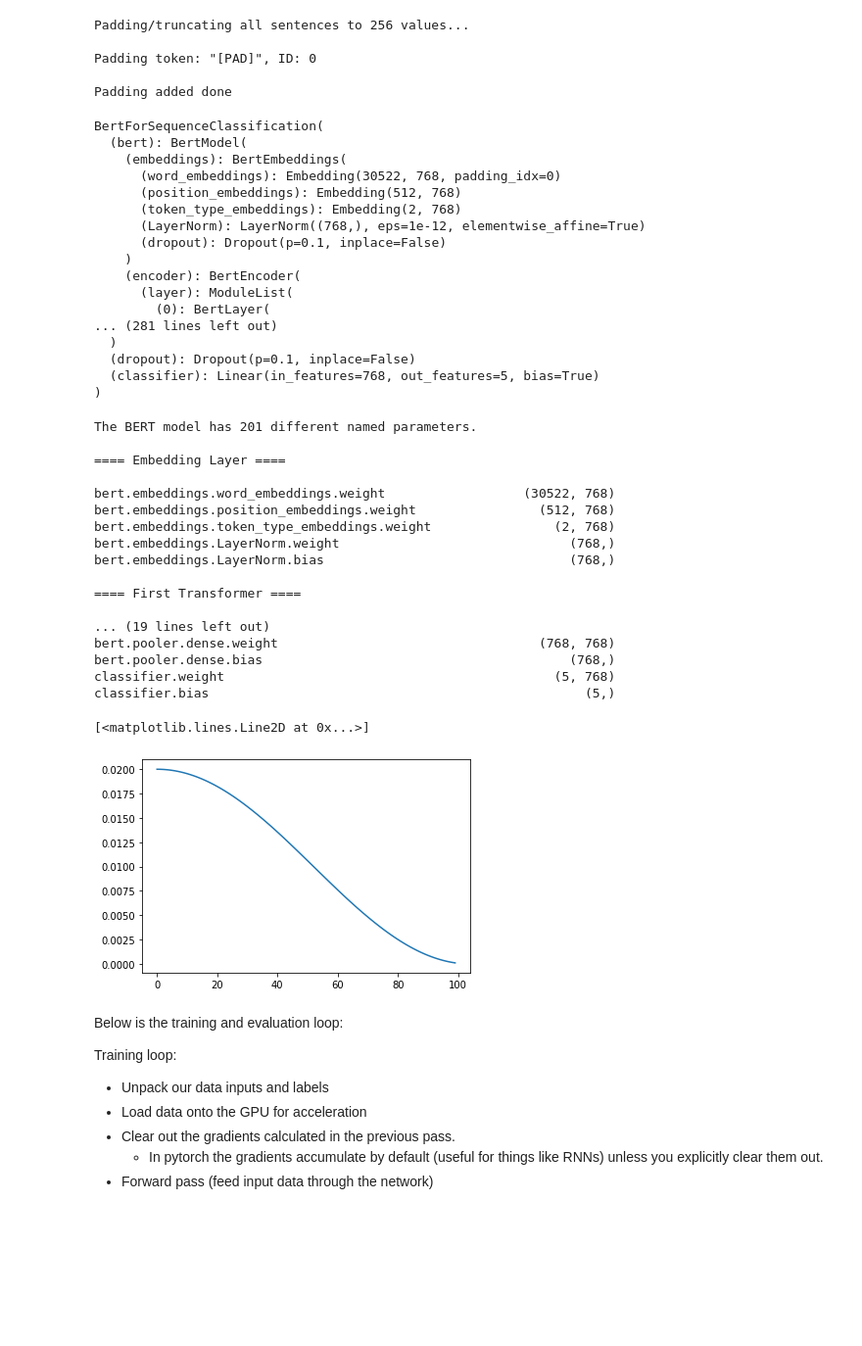
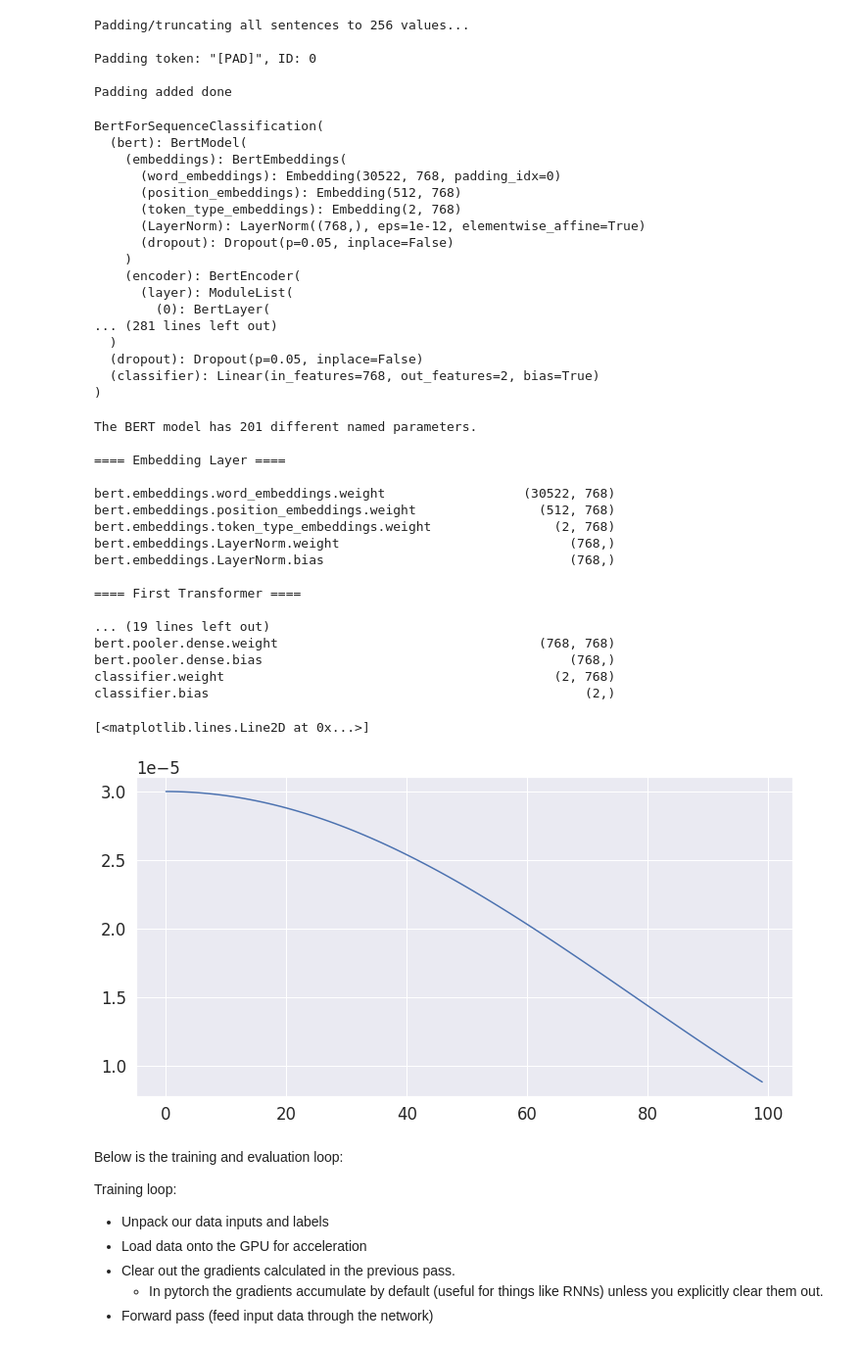
Before and after one commit to jianhui-ben/text_summarization, a Jupyter notebook: sentiment_analysis_using_BERT.ipynb, the cells around one changed output. Shown at 98% size. Drawn from its saved outputs; the diff is of its cells as text; code cells hidden in the pictures; blank space fills up the shorter version.

Commit message:
BERT_classification_done

```diff
--- a/sentiment_analysis_using_BERT.ipynb
+++ b/sentiment_analysis_using_BERT.ipynb
@@ -36,0 +29,5 @@ set(df.Score)
+# %%
+sum(labels==1)
+##binary classification if label is 5
+bi_labels= 1*(labels==4)
+sum(bi_labels==1)/len(bi_labels) ## 68% score 5
@@ -117,7 +116,7 @@ for sent in input_ids:
     attention_masks.append(torch.tensor(np.array(att_mask), dtype=torch.long))
 # %%
 # Use 90% for training and 10% for validation.
-train_inputs, validation_inputs, train_labels, validation_labels = train_test_split(input_ids, labels,
+train_inputs, validation_inputs, train_labels, validation_labels = train_test_split(input_ids, bi_labels,
                                                             random_state=110, test_size=0.1)
 # Do the same for the masks.
 train_masks, validation_masks, _, _ = train_test_split(attention_masks, labels,
@@ -140,7 +139,7 @@ from torch.utils.data import TensorDataset, DataLoader, RandomSampler, Sequentia
 # For fine-tuning BERT on a specific task, the authors recommend a batch size of
 # 16 or 32.
 
-batch_size = 32
+batch_size = 16
 
 # Create the DataLoader for our training set.
 train_data = TensorDataset(train_inputs, train_masks, train_labels)
@@ -160,10 +159,11 @@ from transformers import BertForSequenceClassification, AdamW, BertConfig
 # linear classification layer on top.
 model = BertForSequenceClassification.from_pretrained(
     "bert-base-uncased", # Use the 12-layer BERT model, with an uncased vocab.
-    num_labels = 5, # The number of output labels--2 for binary classification.
+    num_labels = 2, # The number of output labels--2 for binary classification.
                     # You can increase this for multi-class tasks.
     output_attentions = False, # Whether the model returns attentions weights.
     output_hidden_states = False, # Whether the model returns all hidden-states.
+    hidden_dropout_prob= 0.05
 )
 
 # model.cuda() same thing
@@ -176,13 +176,13 @@ BertForSequenceClassification(
       (position_embeddings): Embedding(512, 768)
       (token_type_embeddings): Embedding(2, 768)
       (LayerNorm): LayerNorm((768,), eps=1e-12, elementwise_affine=True)
-      (dropout): Dropout(p=0.1, inplace=False)
+      (dropout): Dropout(p=0.05, inplace=False)
     )
     (encoder): BertEncoder(
       (layer): ModuleList(
         (0): BertLayer(
 ... (281 lines left out)
   )
-  (dropout): Dropout(p=0.1, inplace=False)
-  (classifier): Linear(in_features=768, out_features=5, bias=True)
+  (dropout): Dropout(p=0.05, inplace=False)
+  (classifier): Linear(in_features=768, out_features=2, bias=True)
 )
@@ -222,8 +224,8 @@ bert.embeddings.LayerNorm.bias                                (768,)
 ... (19 lines left out)
 bert.pooler.dense.weight                                  (768, 768)
 bert.pooler.dense.bias                                        (768,)
-classifier.weight                                           (5, 768)
-classifier.bias                                                 (5,)
+classifier.weight                                           (2, 768)
+classifier.bias                                                 (2,)
 # %%
 from transformers import get_cosine_schedule_with_warmup
 # transformers.get_cosine_schedule_with_warmup(optimizer, num_warmup_steps, num_training_steps, num_cycles=0.5, last_epoch=-1)
@@ -231,36 +233,44 @@ from transformers import get_cosine_schedule_with_warmup
 # For the purposes of fine-tuning, the authors recommend choosing from the following values:
 # - Batch size: 16, 32  (We chose 32 when creating our DataLoaders).
 # - Learning rate (Adam): 5e-5, 3e-5, 2e-5  (We'll use 2e-5).
 # - Number of epochs: 2, 3, 4  (We'll use 4).
 # Note: AdamW is a class from the huggingface library (as opposed to pytorch)
 #'W' stands for 'Weight Decay fix"
 optimizer = AdamW(model.parameters(),
-                  lr = 9e-3, # args.learning_rate - default is 5e-5
+                  lr = 3e-5,  #9e-3, # args.learning_rate - default is 5e-5
                   eps =1e-8 # args.adam_epsilon  - default is 1e-8.
                 )
 
 # from transformers import get_linear_schedule_with_warmup
 from transformers import get_cosine_schedule_with_warmup
 
 # Number of training epochs (authors recommend between 2 and 4)
-epochs = 4
+epochs = 3
 # Total number of training steps is number of batches * number of epochs.
 total_steps = len(train_dataloader) * epochs
 
 # Create the learning rate scheduler.
+# scheduler = get_cosine_schedule_with_warmup(optimizer,
+#                                             num_warmup_steps = 0, # Default value in run_glue.py
+#                                             num_training_steps = total_steps,
+#                                             num_cycles=0.5, last_epoch=-1)
+
+##continue to train the model with linear scheduler
 scheduler = get_cosine_schedule_with_warmup(optimizer,
                                             num_warmup_steps = 0, # Default value in run_glue.py
                                             num_training_steps = total_steps,
                                             num_cycles=0.5, last_epoch=-1)
+
+
 ##plot the lrs
 lrs=[]
 for i in range(100):
     lrs.append(scheduler.get_lr())
     scheduler.step()
 plt.plot(range(100), lrs)
 # %% [output]
 [<matplotlib.lines.Line2D at 0x...>]
-[figure, old version]
+[figure, new version]
 # %% [markdown]
 Below is the training and evaluation loop:
 
```
Also changed, not shown: parts of 27 cells of this notebook.
